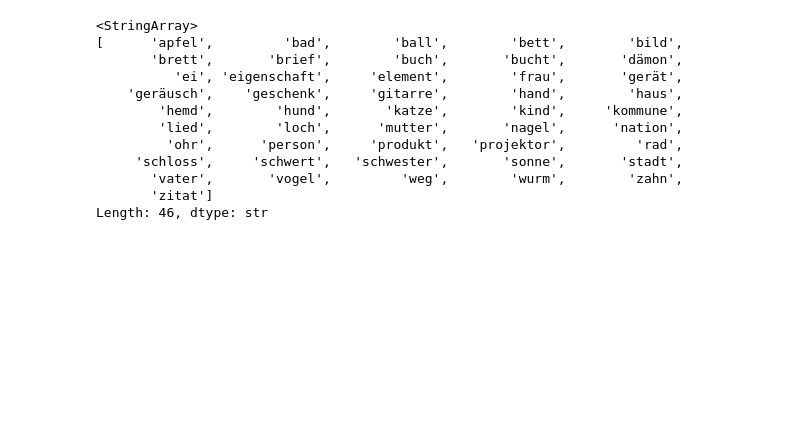
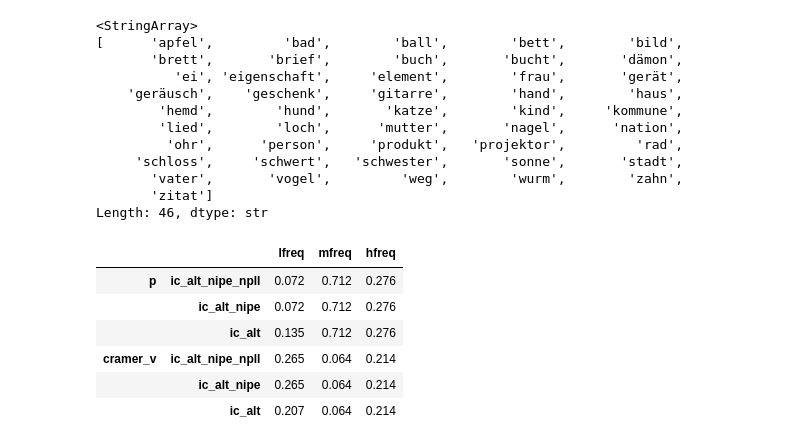
Before and after one commit to maxschmaltz/DieKonstraints, a Jupyter notebook: plural_effects/extpe.ipynb, the cells around one changed output. Drawn from its saved outputs; the diff is of its cells as text; code cells hidden in the pictures; blank space fills up the shorter version.

```diff
--- a/plural_effects/extpe.ipynb
+++ b/plural_effects/extpe.ipynb
@@ -454,3 +458,18 @@ for n1, chi2_sum in chi2_summaries.items():
         os.path.join(res_outdir, "n1", n1, "chi2_summary.tsv"),
         **outcsv_args
     )
+# %%
+apfel = pd.concat(chi2_summaries["apfel"])  \
+    .swaplevel(0, 1)    \
+    .sort_index(level=0, sort_remaining=False)  \
+    .reindex(chi2df.index, level=0)
+# %%
+apfel.loc[["p", "cramer_v"]]
+# %% [output]
+|  |  | lfreq | mfreq | hfreq |
+| p | ic_alt_nipe_npll | 0.072 | 0.712 | 0.276 |
+|  | ic_alt_nipe | 0.072 | 0.712 | 0.276 |
+|  | ic_alt | 0.135 | 0.712 | 0.276 |
+| cramer_v | ic_alt_nipe_npll | 0.265 | 0.064 | 0.214 |
+|  | ic_alt_nipe | 0.265 | 0.064 | 0.214 |
+|  | ic_alt | 0.207 | 0.064 | 0.214 |
```
Also changed, not shown: parts of 14 cells of this notebook, 45 other files.
